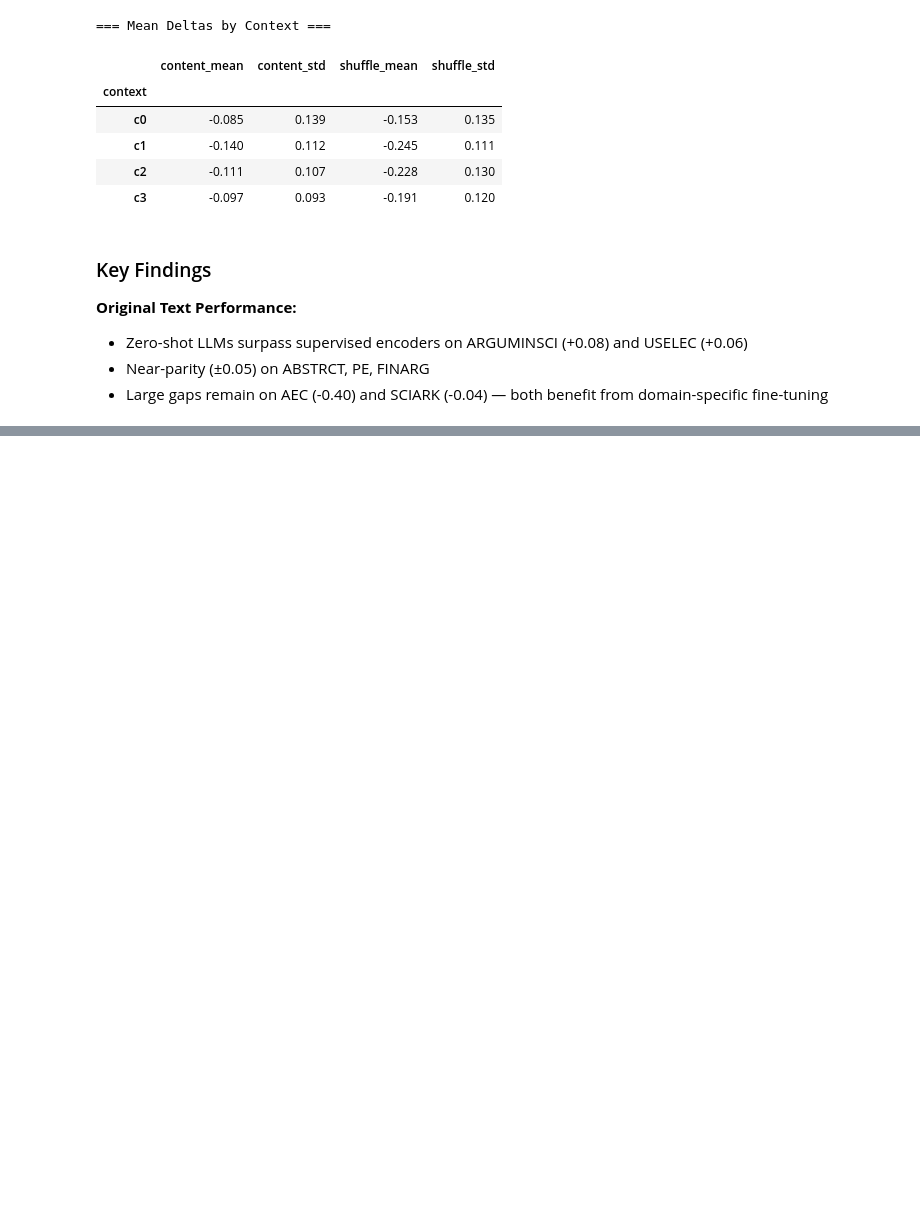
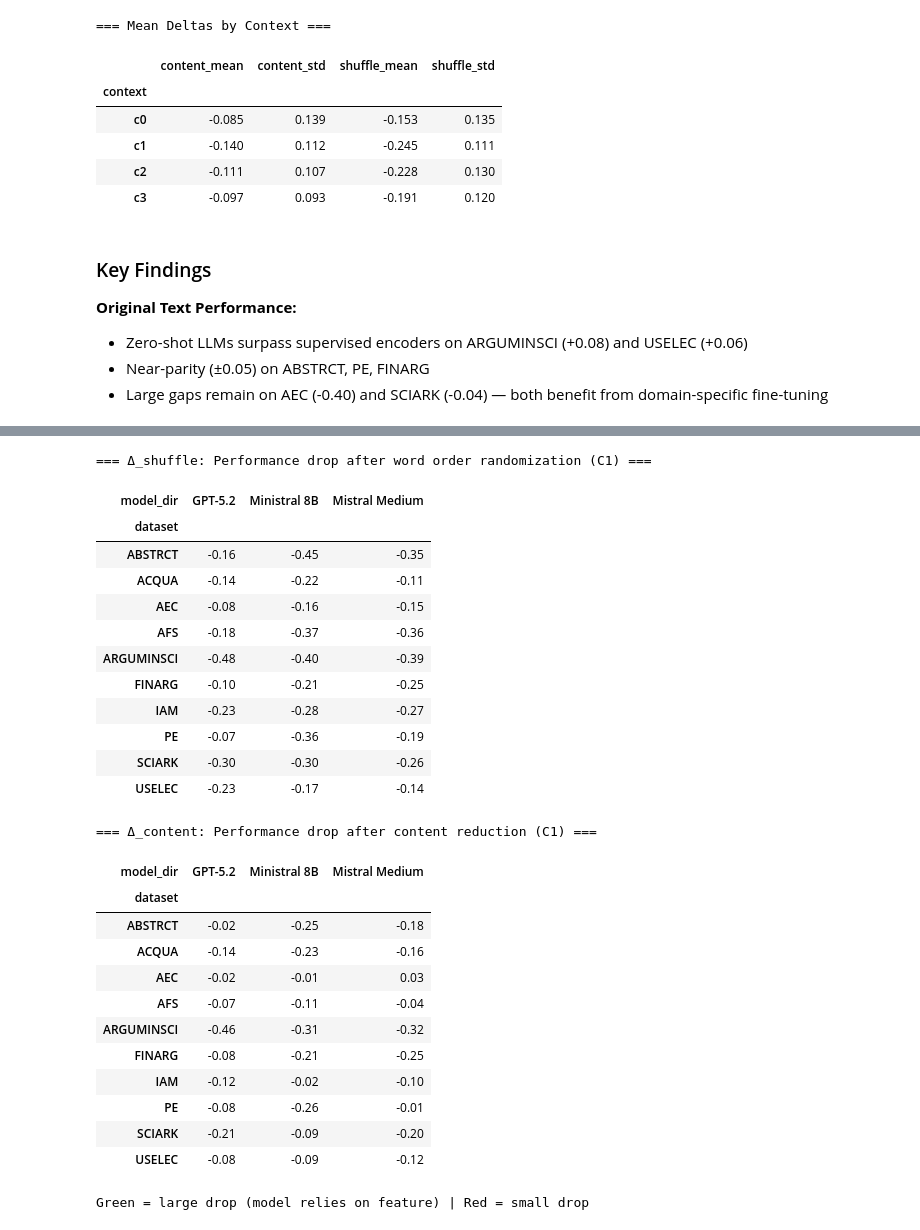
Before and after one commit to wideraHannes/GAIC-Thesis, a Jupyter notebook: experiments/v3/eval.ipynb, the cells around one changed output, grey strips where cells are left out. Saved outputs shown, nothing was run; the diff lists cells and outputs as text; code cells hidden in the pictures; blank space fills up the shorter version.

```diff
--- a/experiments/v3/eval.ipynb
+++ b/experiments/v3/eval.ipynb
@@ -1518,0 +1605,62 @@ else:
+# %%
+# =============================================================================
+# VISUAL TABLE: Styled Delta Display
+# =============================================================================
+
+# Create numeric tables for styling
+delta_shuffle_display = delta_shuffle_table.rename(columns=model_names)
+delta_content_display = delta_content_table.rename(columns=model_names)
+
+def highlight_worst(row):
+    """Bold the worst (most negative) value per row."""
+    styles = [''] * len(row)
+    min_idx = row.idxmin()
+    styles[row.index.get_loc(min_idx)] = 'font-weight: bold'
+    return styles
+
+print("=== Δ_shuffle: Performance drop after word order randomization (C1) ===\n")
+
+# RdYlGn_r: reversed so that low values (more negative) = green, high values (near 0) = red
+styled_shuffle = delta_shuffle_display.style\
+    .background_gradient(cmap="RdYlGn_r", vmin=-0.4, vmax=0, axis=None)\
+    .apply(highlight_worst, axis=1)\
+    .format("{:.2f}")
+display(styled_shuffle)
+
+print("\n=== Δ_content: Performance drop after content reduction (C1) ===\n")
+
+styled_content = delta_content_display.style\
+    .background_gradient(cmap="RdYlGn_r", vmin=-0.4, vmax=0, axis=None)\
+    .apply(highlight_worst, axis=1)\
+    .format("{:.2f}")
+display(styled_content)
+
+print("\nGreen = large drop (model relies on feature) | Red = small drop")
+# %% [output]
+=== Δ_shuffle: Performance drop after word order randomization (C1) ===
+| model_dir | GPT-5.2 | Ministral 8B | Mistral Medium |
+| dataset |  |  |  |
+| ABSTRCT | -0.16 | -0.45 | -0.35 |
+| ACQUA | -0.14 | -0.22 | -0.11 |
+| AEC | -0.08 | -0.16 | -0.15 |
+| AFS | -0.18 | -0.37 | -0.36 |
+| ARGUMINSCI | -0.48 | -0.40 | -0.39 |
+| FINARG | -0.10 | -0.21 | -0.25 |
+| IAM | -0.23 | -0.28 | -0.27 |
+| PE | -0.07 | -0.36 | -0.19 |
+| SCIARK | -0.30 | -0.30 | -0.26 |
+| USELEC | -0.23 | -0.17 | -0.14 |
+=== Δ_content: Performance drop after content reduction (C1) ===
+| model_dir | GPT-5.2 | Ministral 8B | Mistral Medium |
+| dataset |  |  |  |
+| ABSTRCT | -0.02 | -0.25 | -0.18 |
+| ACQUA | -0.14 | -0.23 | -0.16 |
+| AEC | -0.02 | -0.01 | 0.03 |
+| AFS | -0.07 | -0.11 | -0.04 |
+| ARGUMINSCI | -0.46 | -0.31 | -0.32 |
+| FINARG | -0.08 | -0.21 | -0.25 |
+| IAM | -0.12 | -0.02 | -0.10 |
+| PE | -0.08 | -0.26 | -0.01 |
+| SCIARK | -0.21 | -0.09 | -0.20 |
+| USELEC | -0.08 | -0.09 | -0.12 |
+Green = large drop (model relies on feature) | Red = small drop
```
Also changed, not shown: parts of 5 cells of this notebook, 4 other files.
